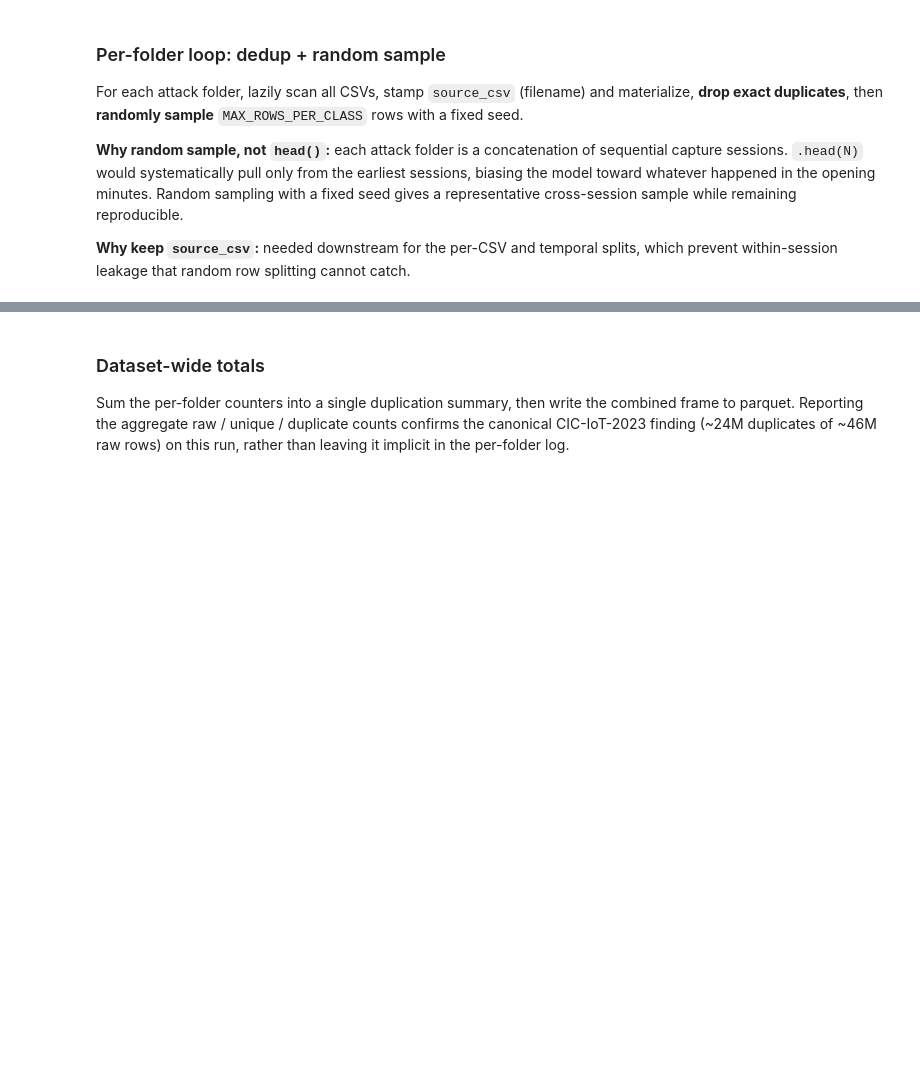
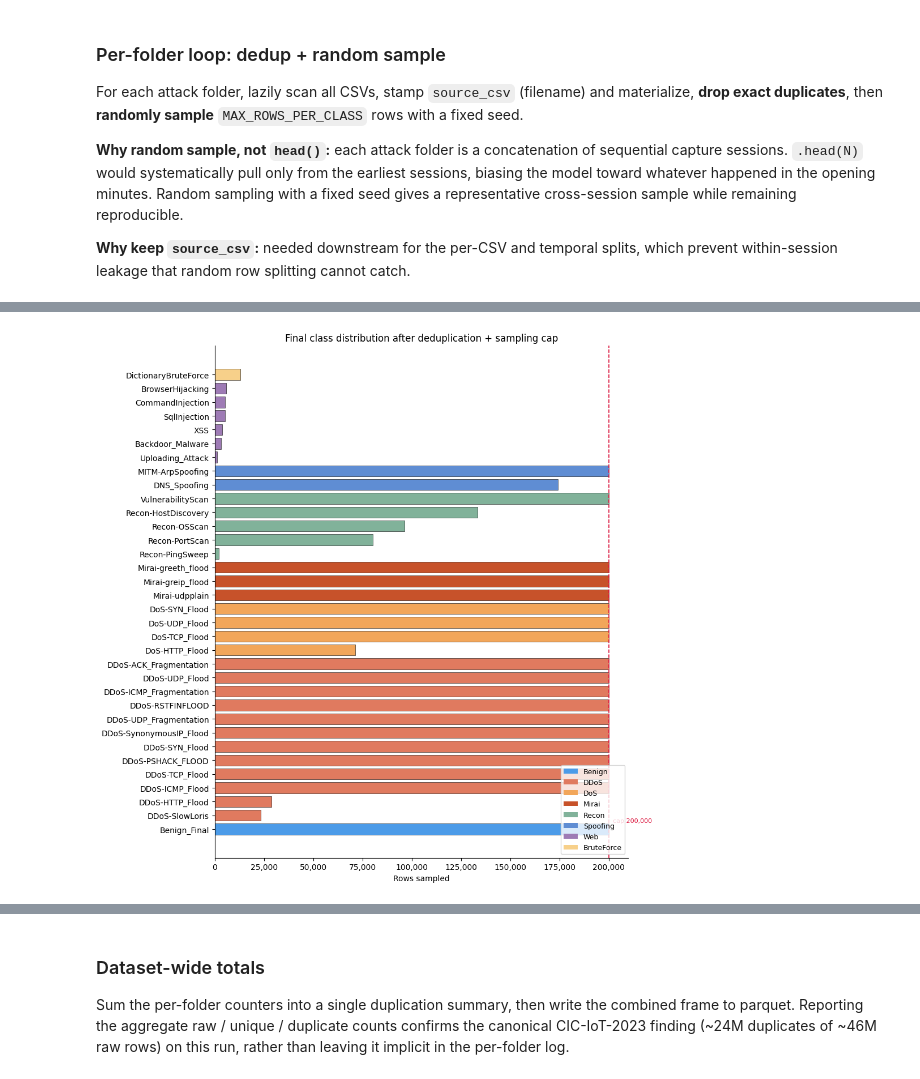
Before and after one commit to RaresMarta/cic-iot2023-detection-system, a Jupyter notebook: ids_pipeline.ipynb, the cells around one changed output, grey strips where cells are left out. Saved outputs shown, nothing was run; the diff lists cells and outputs as text; code cells hidden in the pictures; blank space fills up the shorter version.

```diff
--- a/ids_pipeline.ipynb
+++ b/ids_pipeline.ipynb
@@ -259,0 +156,32 @@ for folder in attack_folders:
+# %%
+# Plot: final sampled rows per class, grouped by family, sorted by count within each group
+FAMILY_COLORS = { 'DDoS': '#e07a5f', 'DoS': '#f2a65a', 'Mirai': '#c7522a', 'Recon': '#81b29a', 'Spoofing': '#5f8dd3', 'Web': '#9e7bb5', 'BruteForce': '#f7d08a', 'Benign': '#4c9be8' }
+FAMILY_ORDER = ['Benign', 'DDoS', 'DoS', 'Mirai', 'Recon', 'Spoofing', 'Web', 'BruteForce']
+
+# Sort: primary by family order, secondary by count ascending within each family
+folders_sorted = sorted(
+    class_stats,
+    key=lambda f: (FAMILY_ORDER.index(DICT_8CLASSES[f]), class_stats[f]),
+)
+counts = [class_stats[f] for f in folders_sorted]
+bar_colors = [FAMILY_COLORS[DICT_8CLASSES[f]] for f in folders_sorted]
+
+fig, ax = plt.subplots(figsize=(10, 10))
+ax.barh(folders_sorted, counts, color=bar_colors, edgecolor='black', linewidth=0.4)
+ax.axvline(MAX_ROWS_PER_CLASS, color='crimson', linestyle='--', linewidth=1.2)
+ax.text(MAX_ROWS_PER_CLASS * 1.01, 0.4, f'cap {MAX_ROWS_PER_CLASS:,}',
+        color='crimson', va='bottom', fontsize=8)
+
+from matplotlib.patches import Patch
+legend_handles = [Patch(facecolor=FAMILY_COLORS[fam], label=fam) for fam in FAMILY_ORDER]
+ax.legend(handles=legend_handles, loc='lower right', fontsize=9)
+
+ax.xaxis.set_major_formatter(plt.matplotlib.ticker.FuncFormatter(lambda x, _: f'{int(x):,}'))
+ax.set_xlabel('Rows sampled')
+ax.set_title('Final class distribution after deduplication + sampling cap')
+ax.spines['top'].set_visible(False)
+ax.spines['right'].set_visible(False)
+plt.tight_layout()
+plt.show()
+# %% [output]
+[figure, added]
```
Also changed, not shown: parts of 13 cells of this notebook, 5 other files.
